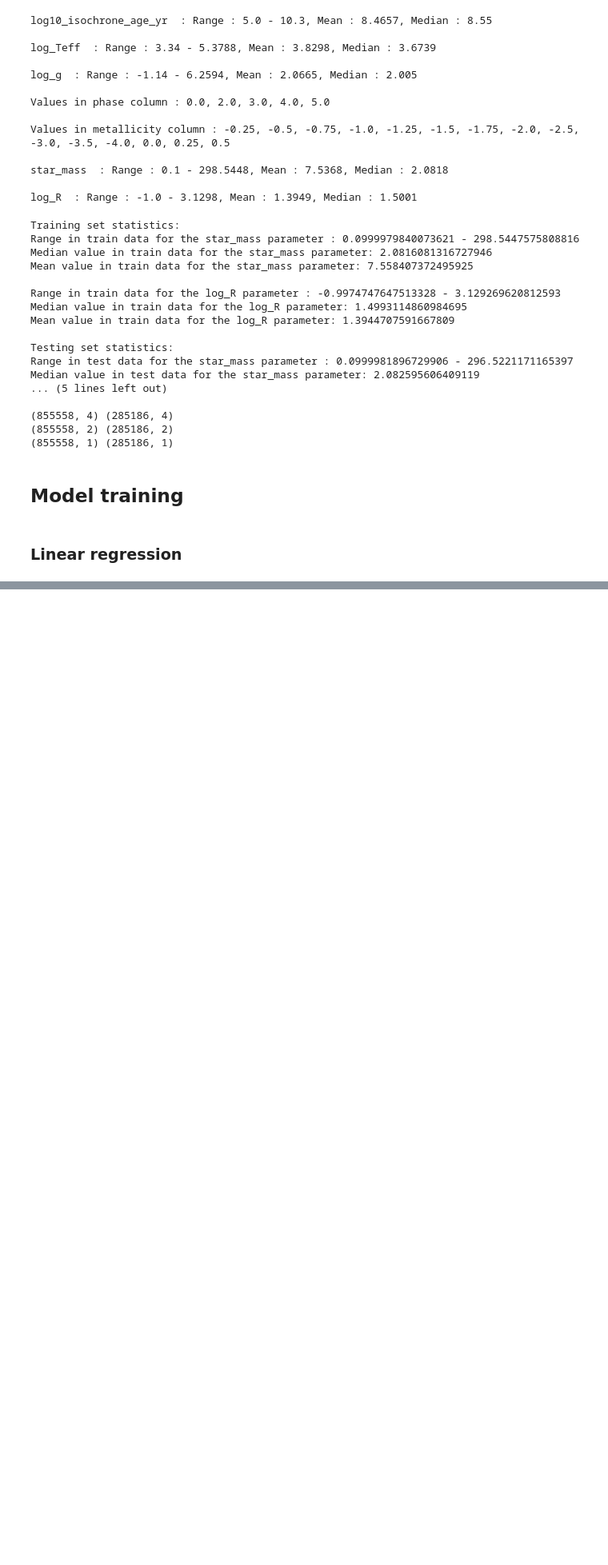
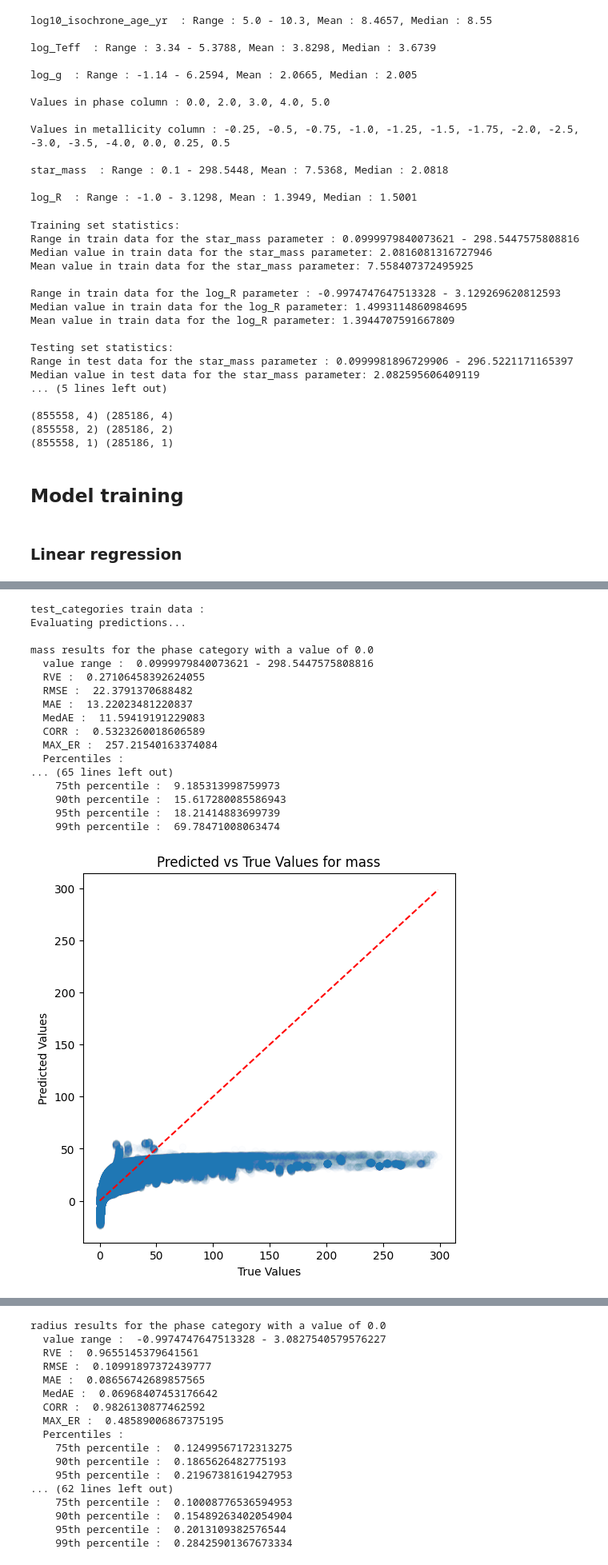
Before and after one commit to anpirott/thesis, a Jupyter notebook: notebooks/ML/method_ML/model_A/default_models/MIST/Base/test.ipynb, the cells around one changed output, grey strips where cells are left out. Shown at 80% size. Cells and saved outputs as stored; diff of their text form; code cells hidden in the pictures; blank space fills up the shorter version.

```diff
--- a/notebooks/ML/method_ML/model_A/default_models/MIST/Base/test.ipynb
+++ b/notebooks/ML/method_ML/model_A/default_models/MIST/Base/test.ipynb
@@ -112,0 +139,21 @@ SystemExit: 0
+# %%
+lr_evaluator.evaluate_Kfold_results(LinearRegression, X_train, y_train, categories_train, categories_name, path_to_predictions, tag, random_state=12, override=False, use_preds=True, save=False, show=True) #, override=False, use_preds=True)
+# %% [output]
+test_categories train data :
+Evaluating predictions...
+
+mass results for the phase category with a value of 0.0
+  value range :  0.0999979840073621 - 298.5447575808816
+  RVE :  0.27106458392624055
+  RMSE :  22.3791370688482
+  MAE :  13.22023481220837
+  MedAE :  11.59419191229083
+  CORR :  0.5323260018606589
+  MAX_ER :  257.21540163374084
+  Percentiles :
+... (65 lines left out)
+    75th percentile :  9.185313998759973
+    90th percentile :  15.617280085586943
+    95th percentile :  18.21414883699739
+    99th percentile :  69.78471008063474
+[figure, added]
@@ -112,0 +167,17 @@ SystemExit: 0
+radius results for the phase category with a value of 0.0
+  value range :  -0.9974747647513328 - 3.0827540579576227
+  RVE :  0.9655145379641561
+  RMSE :  0.10991897372439777
+  MAE :  0.08656742689857565
+  MedAE :  0.06968407453176642
+  CORR :  0.9826130877462592
+  MAX_ER :  0.48589006867375195
+  Percentiles :
+    75th percentile :  0.12499567172313275
+    90th percentile :  0.1865626482775193
+    95th percentile :  0.21967381619427953
+... (62 lines left out)
+    75th percentile :  0.10008776536594953
+    90th percentile :  0.15489263402054904
+    95th percentile :  0.2013109382576544
+    99th percentile :  0.28425901367673334
```
Also changed, not shown: parts of 2 cells of this notebook, 1 other file.
